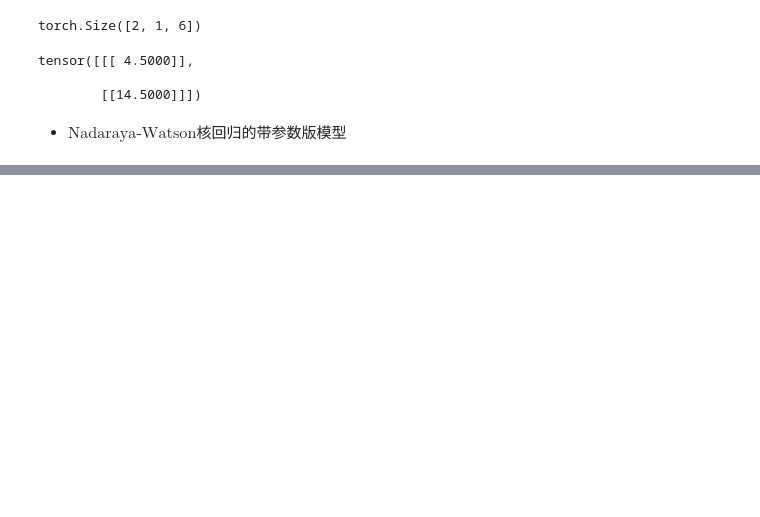
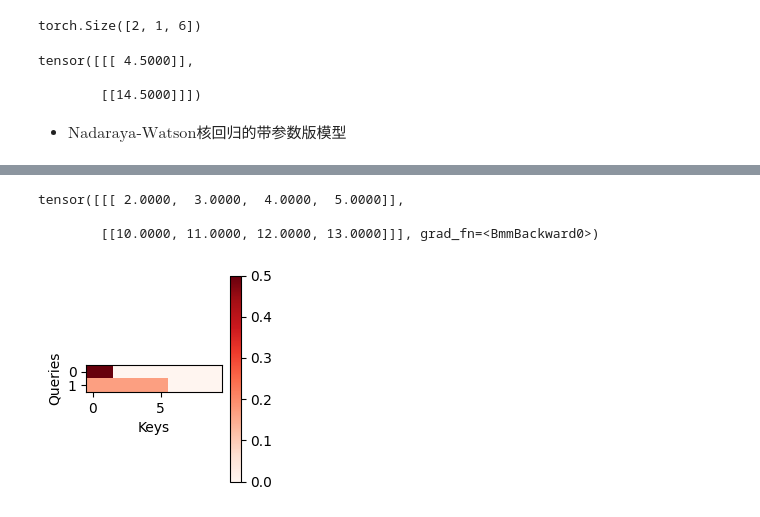
Before and after one commit to XSJWF/DLL, a Jupyter notebook: notebooks/DL_9.ipynb, the cells around one changed output, grey strips where cells are left out. Saved outputs shown, nothing was run; the diff lists cells and outputs as text; code cells hidden in the pictures; blank space fills up the shorter version.

```diff
--- a/notebooks/DL_9.ipynb
+++ b/notebooks/DL_9.ipynb
@@ -223,0 +283,72 @@ After taking diagonal: torch.Size([50])
+# %%
+class AdditiveAttention(nn.Module):
+    """加性注意力"""
+    def __init__(self, key_size, query_size, num_hiddens, dropout, **kwargs):
+        super(AdditiveAttention, self).__init__(**kwargs)
+        self.W_k = nn.Linear(key_size, num_hiddens, bias=False)
+        self.W_q = nn.Linear(query_size, num_hiddens, bias=False)
+        self.w_v = nn.Linear(num_hiddens, 1, bias=False)
+        self.dropout = nn.Dropout(dropout)
+
+    def forward(self, queries, keys, values, valid_lens):
+        queries, keys = self.W_q(queries), self.W_k(keys)
+        # 在维度扩展后，
+        # queries的形状：(batch_size，查询的个数，1，num_hidden)
+        # key的形状：(batch_size，1，"键－值"对的个数，num_hiddens)
+        # 使用广播方式进行求和
+        features = queries.unsqueeze(2) + keys.unsqueeze(1)
+        features = torch.tanh(features)
+        # self.w_v仅有一个输出，因此从形状中移除最后那个维度。
+        # scores的形状：(batch_size，查询的个数，"键-值"对的个数)
+        scores = self.w_v(features).squeeze(-1)
+        self.attention_weights = masked_softmax(scores, valid_lens)
+        # values的形状：(batch_size，"键－值"对的个数，值的维度)
+        return torch.bmm(self.dropout(self.attention_weights), values)
+
+# 测试代码
+queries, keys = torch.normal(0, 1, (2, 1, 20)), torch.ones((2, 10, 2))
+# values的小批量，两个值矩阵是相同的
+values = torch.arange(40, dtype=torch.float32).reshape(1, 10, 4).repeat(2, 1, 1)
+valid_lens = torch.tensor([2, 6])
+attention = AdditiveAttention(key_size=2, query_size=20, num_hiddens=8, dropout=0.1)
+attention.eval()
+attention(queries, keys, values, valid_lens)
+# %% [output]
+tensor([[[ 2.0000,  3.0000,  4.0000,  5.0000]],
+
+        [[10.0000, 11.0000, 12.0000, 13.0000]]], grad_fn=<BmmBackward0>)
+# %%
+import numpy as np
+
+def show_heatmaps(matrices, xlabel, ylabel, titles=None, figsize=(2.5, 2.5), cmap='Reds'):
+    """显示矩阵热图"""
+    num_rows, num_cols = matrices.shape[0], matrices.shape[1]
+    fig, axes = plt.subplots(num_rows, num_cols, figsize=figsize,
+                             sharex=True, sharey=True, squeeze=False)
+
+    for i in range(num_rows):
+        for j in range(num_cols):
+            ax = axes[i, j]
+            # 将PyTorch张量转换为numpy数组
+            if torch.is_tensor(matrices):
+                matrix = matrices[i, j].detach().numpy()
+            else:
+                matrix = matrices[i, j]
+            im = ax.imshow(matrix, cmap=cmap)
+
+            if titles:
+                ax.set_title(titles[i][j])
+
+            ax.set_xlabel(xlabel)
+            ax.set_ylabel(ylabel)
+
+            # 添加颜色条
+            fig.colorbar(im, ax=ax)
+
+    plt.tight_layout()
+    plt.show()
+
+show_heatmaps(attention.attention_weights.reshape((1, 1, 2, 10)),
+              xlabel='Keys', ylabel='Queries')
+# %% [output]
+[figure, added]
```
Also changed, not shown: parts of 15 cells of this notebook.
